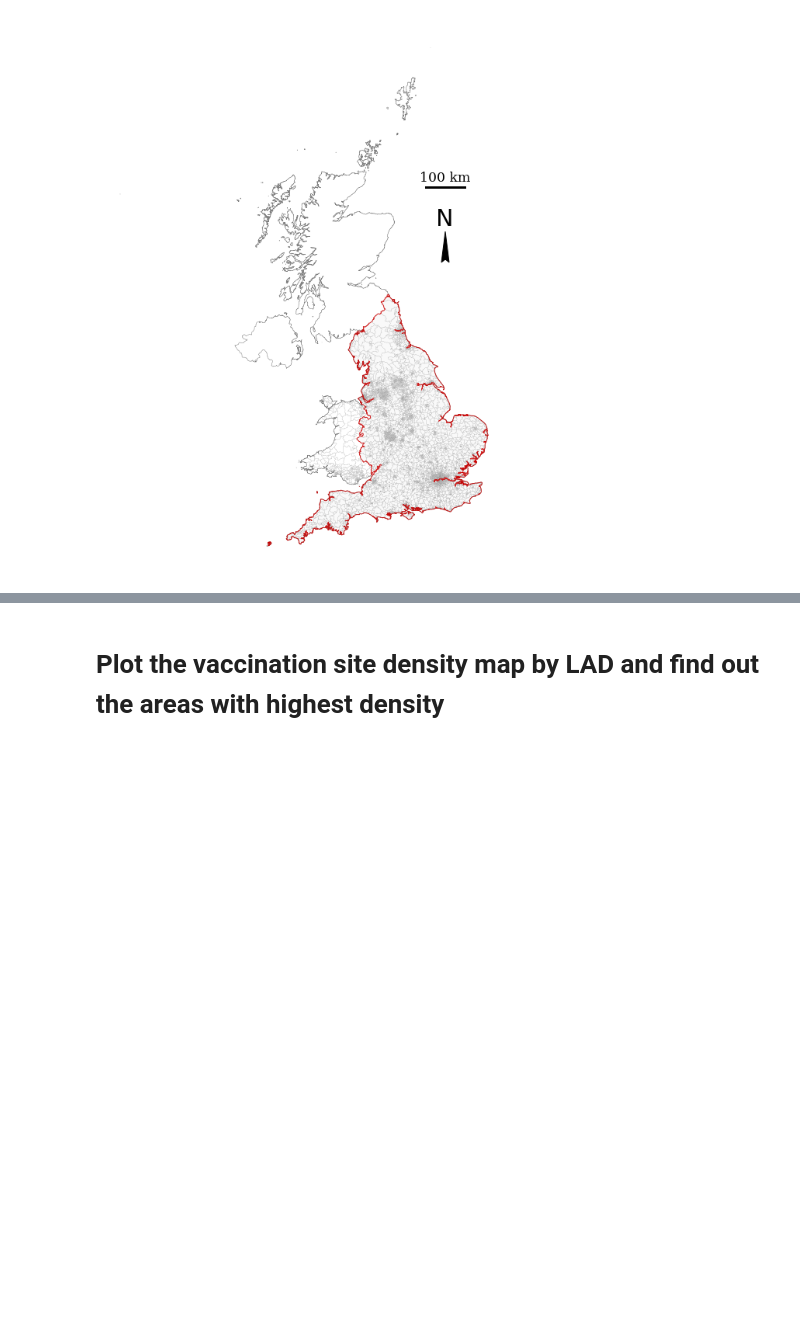
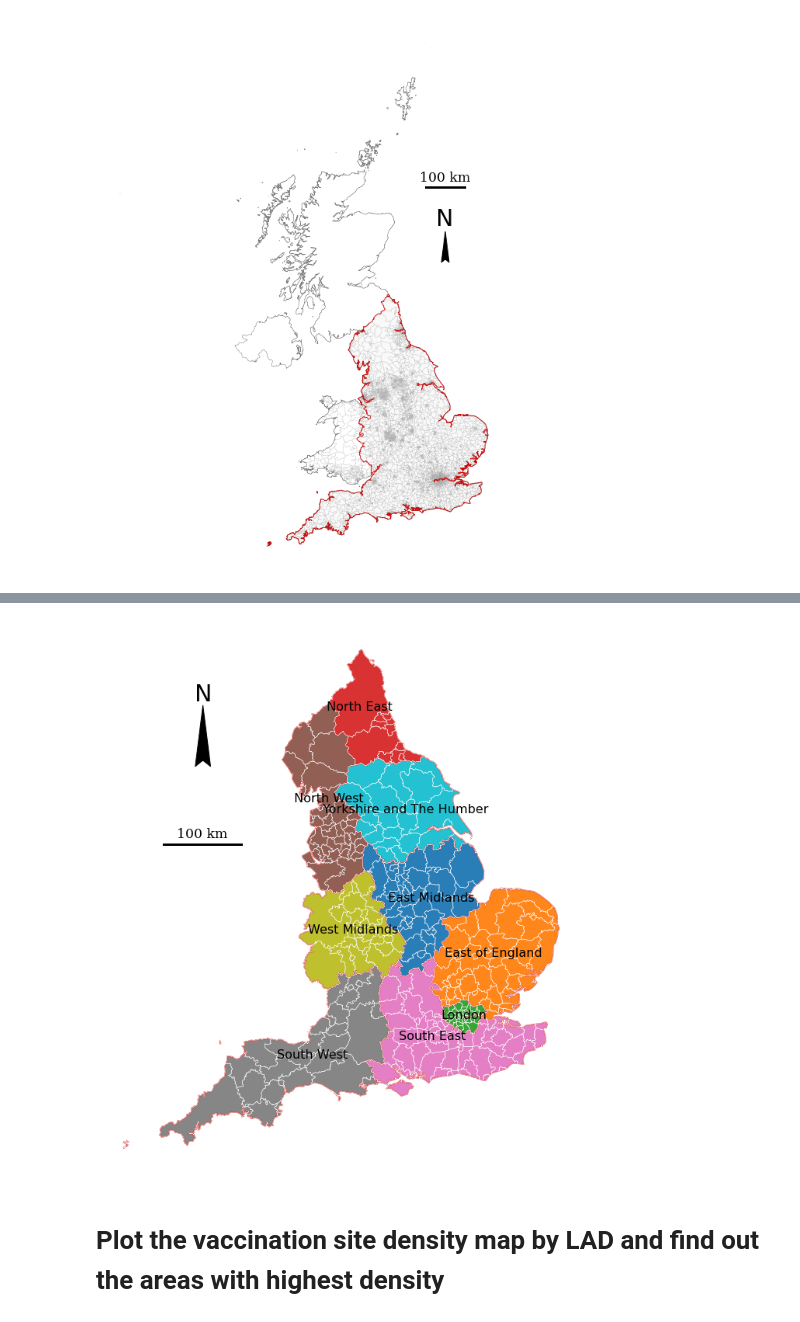
Before and after one commit to LingruFeng/dissertation, a Jupyter notebook: data_github/Research_area_plot.ipynb, the cells around one changed output, grey strips where cells are left out. Drawn from its saved outputs; the diff is of its cells as text; code cells hidden in the pictures; blank space fills up the shorter version.

```diff
--- a/data_github/Research_area_plot.ipynb
+++ b/data_github/Research_area_plot.ipynb
@@ -239,0 +265,4 @@ plt.savefig('figure/research_area_map', dpi=600)
+# %%
+LAD=gpd.read_file('https://github.com/LingruFeng/dissertation/blob/main/data_raw/LAD_boundaries.gpkg?raw=true')
+LAD = LAD.to_crs('epsg:27700')
+LAD.plot()
@@ -239,0 +279,4 @@ plt.savefig('figure/research_area_map', dpi=600)
+# %%
+# Get the center of each region for labeling
+England_9_region['coords'] = England_9_region['geometry'].apply(lambda x: x.representative_point().coords[:])
+England_9_region['coords'] = [coords[0] for coords in England_9_region['coords']]
@@ -240,3 +296,37 @@ plt.savefig('figure/research_area_map', dpi=600)
+# %%
+def map_plot():
+    fig = plt.figure(1, figsize=(13, 13))
+    ax = fig.add_subplot(111, projection=ccrs.Mercator())
+
+    England_9_region.plot(edgecolor=(0.8, 0, 0,1), column='RGN20NM', alpha = 0.95,linewidth=1, ax=ax)
+    England_9_region['coords'] = England_9_region['geometry'].apply(lambda x: x.representative_point().coords[:])
+    England_9_region['coords'] = [coords[0] for coords in England_9_region['coords']]
+
+    # annotate
+    plt.annotate(text='London', xy=(530984, 180452),verticalalignment='center',horizontalalignment='center',size=16)
+    plt.annotate(text='North East', xy=(395434, 582132),verticalalignment='center',horizontalalignment='center',size=16)
+    plt.annotate(text='North West', xy=(355551, 462669),verticalalignment='center',horizontalalignment='center',size=16)
+    plt.annotate(text='West Midlands', xy=(386751, 292031),verticalalignment='center',horizontalalignment='center',size=16)
+    plt.annotate(text='Yorkshire and The Humber', xy=(455231, 448324),verticalalignment='center',horizontalalignment='center',size=16)
+    plt.annotate(text='South West', xy=(333614, 128354),verticalalignment='center',horizontalalignment='center',size=16)
+    plt.annotate(text='East of England', xy=(570200, 261563),verticalalignment='center',horizontalalignment='center',size=16)
+    plt.annotate(text='South East', xy=(489874, 153072),verticalalignment='center',horizontalalignment='center',size=16)
+    plt.annotate(text='East Midlands', xy=(488272, 332925),verticalalignment='center',horizontalalignment='center',size=16)
+    LAD.plot(ax=ax, edgecolor=(1,1, 1,1),facecolor='none', linewidth=0.5)
+    ax.axis('off')
+
+    #north arrow
+    ax.text(x=180000, y=590000, s='N', fontsize=30)
+    ax.arrow(191000, 525000, 0, 60000, length_includes_head=True,
+          head_width=20000, head_length=80000, overhang=.1, facecolor='k')
+    #scale bar
+    text_kwargs = dict(family='serif', size='xx-large')
+    scale_bar(ax, (0.13, 0.6), 100,text_kwargs = text_kwargs)
+# %%
+map_plot()
+plt.savefig('figure/England_9_region', dpi=600,bbox_inches='tight')
+# %% [output]
+[figure, added]
 # %% [markdown]
 # Plot the vaccination site density map by LAD and find out the areas with highest density
 # %%
```
Also changed, not shown: parts of 5 cells of this notebook.
